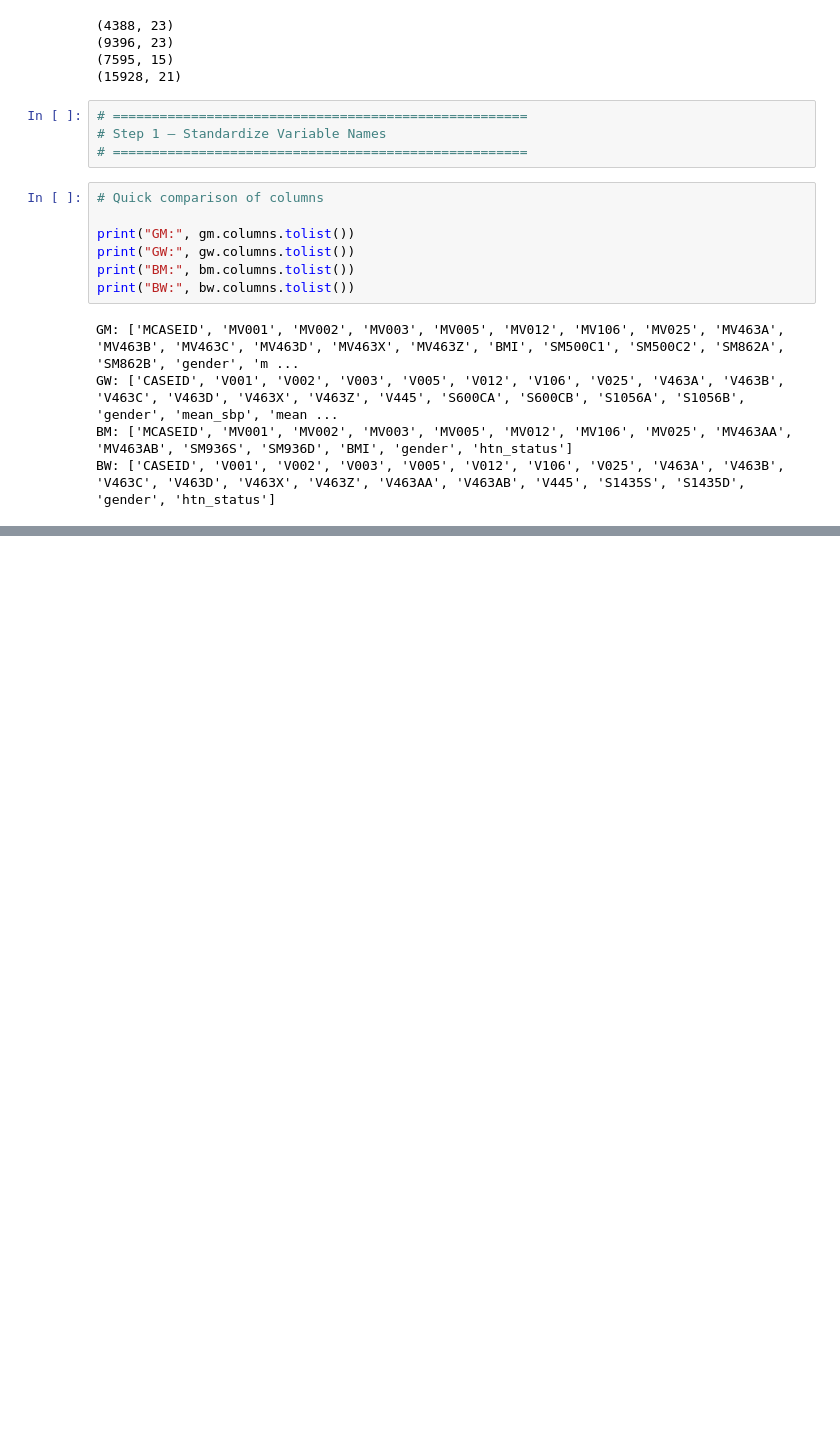
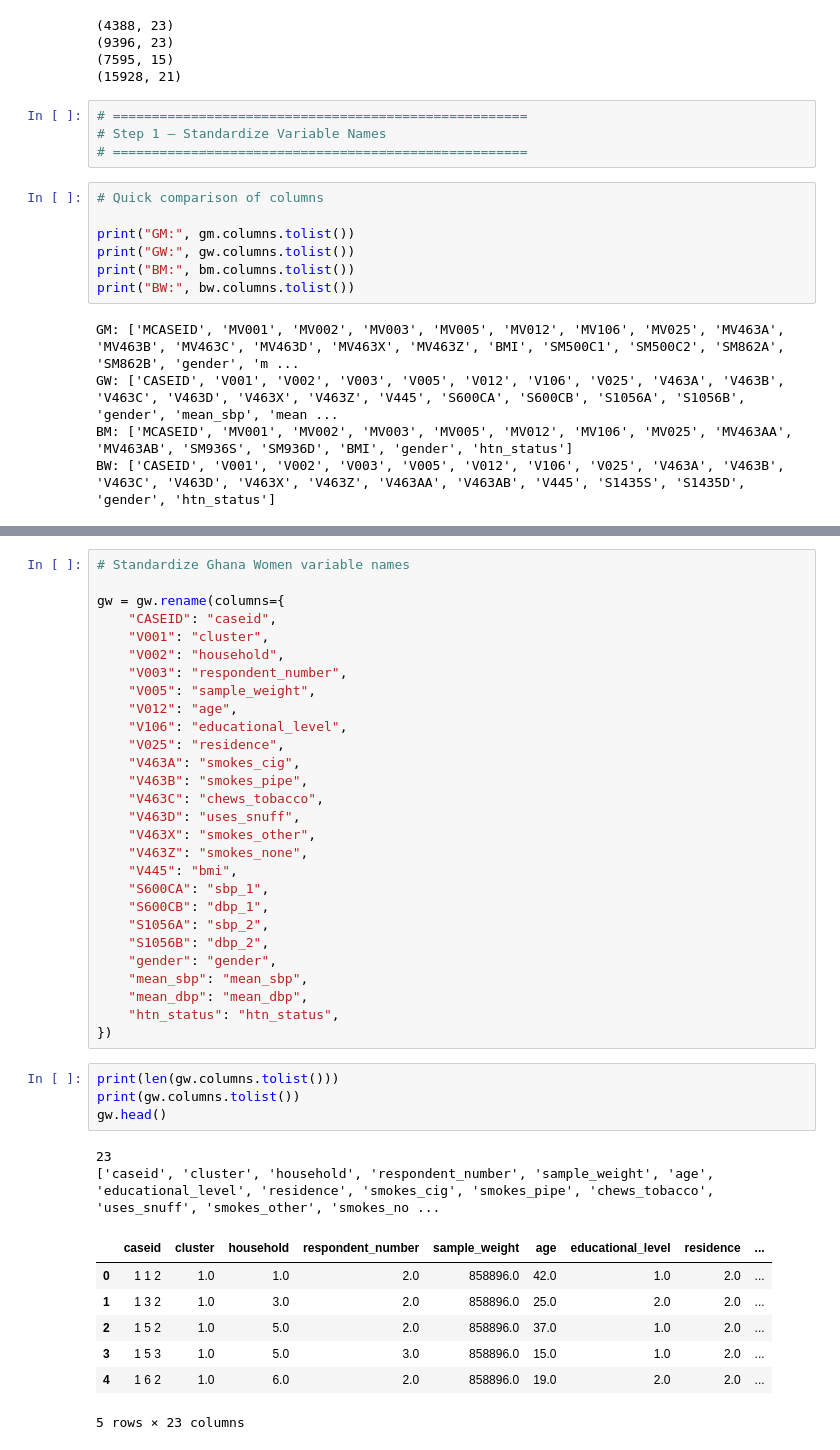
Before and after one commit to Phawazz/HyperDetect, a Jupyter notebook: notebooks/02_harmonization.ipynb, the cells around one changed output, grey strips where cells are left out. Saved outputs shown, nothing was run; the diff lists cells and outputs as text; blank space fills up the shorter version.

```diff
--- a/notebooks/02_harmonization.ipynb
+++ b/notebooks/02_harmonization.ipynb
@@ -85,0 +126,42 @@ BW: ['CASEID', 'V001', 'V002', 'V003', 'V005', 'V012', 'V106', 'V025', 'V463A',
+# %%
+# Standardize Ghana Women variable names
+
+gw = gw.rename(columns={
+    "CASEID": "caseid",
+    "V001": "cluster",
+    "V002": "household",
+    "V003": "respondent_number",
+    "V005": "sample_weight",
+    "V012": "age",
+    "V106": "educational_level",
+    "V025": "residence",
+    "V463A": "smokes_cig",
+    "V463B": "smokes_pipe",
+    "V463C": "chews_tobacco",
+    "V463D": "uses_snuff",
+    "V463X": "smokes_other",
+    "V463Z": "smokes_none",
+    "V445": "bmi",
+    "S600CA": "sbp_1",
+    "S600CB": "dbp_1",
+    "S1056A": "sbp_2",
+    "S1056B": "dbp_2",
+    "gender": "gender",
+    "mean_sbp": "mean_sbp",
+    "mean_dbp": "mean_dbp",
+    "htn_status": "htn_status",
+})
+# %%
+print(len(gw.columns.tolist()))
+print(gw.columns.tolist())
+gw.head()
+# %% [output]
+23
+['caseid', 'cluster', 'household', 'respondent_number', 'sample_weight', 'age', 'educational_level', 'residence', 'smokes_cig', 'smokes_pipe', 'chews_tobacco', 'uses_snuff', 'smokes_other', 'smokes_no ...
+|  | caseid | cluster | household | respondent_number | sample_weight | age | educational_level | residence | ... |
+| 0 | 1 1 2 | 1.0 | 1.0 | 2.0 | 858896.0 | 42.0 | 1.0 | 2.0 | ... |
+| 1 | 1 3 2 | 1.0 | 3.0 | 2.0 | 858896.0 | 25.0 | 2.0 | 2.0 | ... |
+| 2 | 1 5 2 | 1.0 | 5.0 | 2.0 | 858896.0 | 37.0 | 1.0 | 2.0 | ... |
+| 3 | 1 5 3 | 1.0 | 5.0 | 3.0 | 858896.0 | 15.0 | 1.0 | 2.0 | ... |
+| 4 | 1 6 2 | 1.0 | 6.0 | 2.0 | 858896.0 | 19.0 | 2.0 | 2.0 | ... |
+5 rows × 23 columns
```
Also changed, not shown: parts of 23 cells of this notebook.
